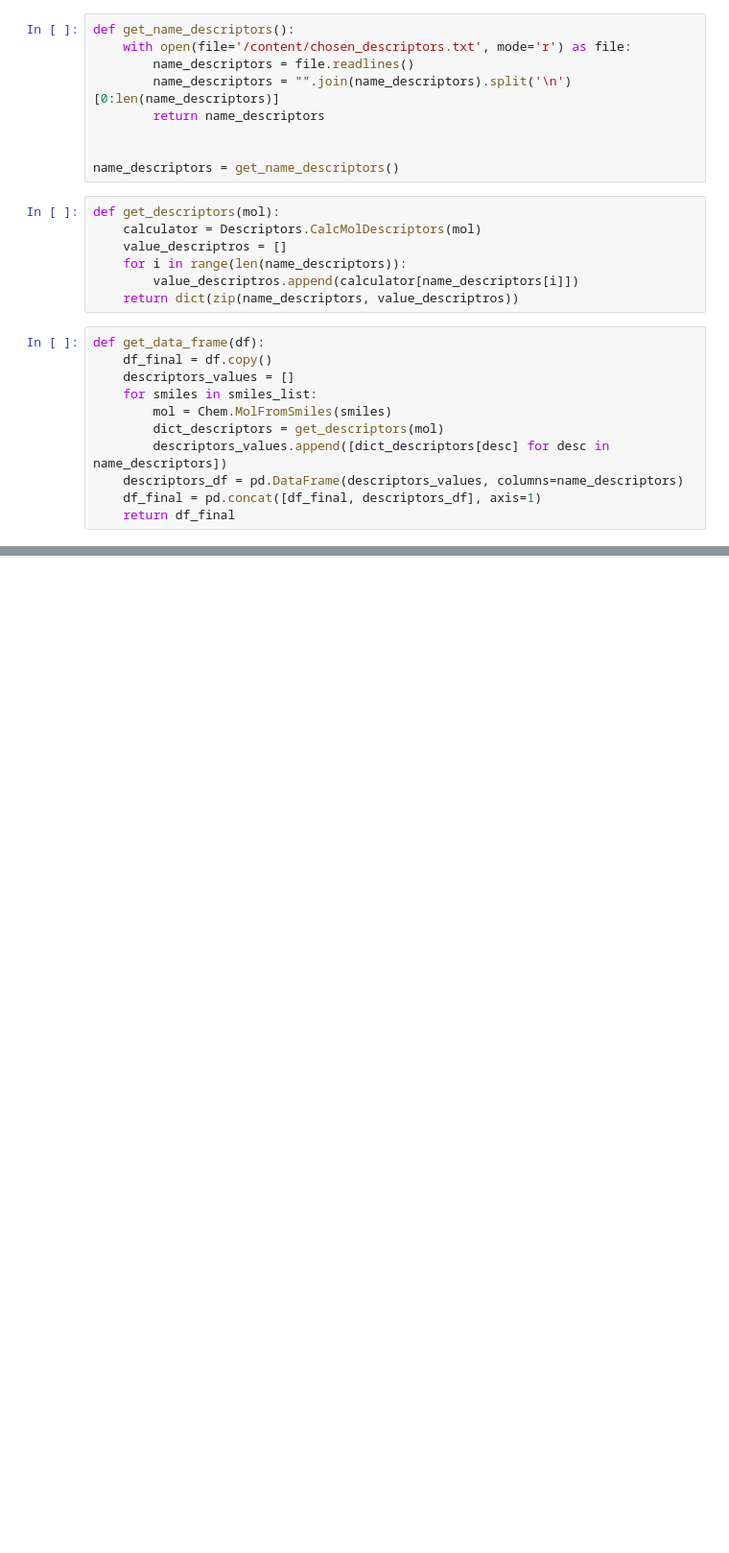
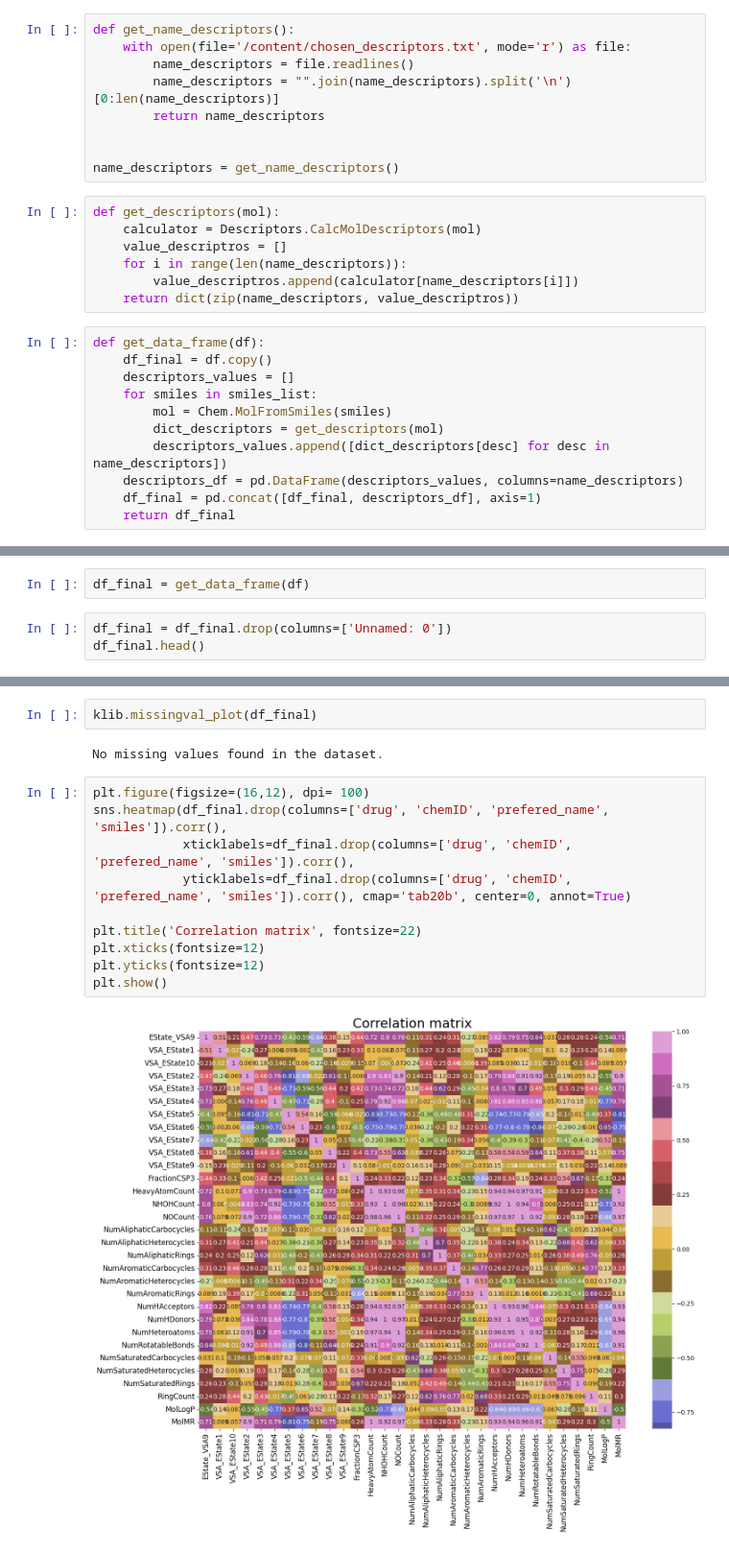
Before and after one commit to Wisley1/DataCon2023, a Jupyter notebook: Hacaton.ipynb, the cells around one changed output, grey strips where cells are left out. Shown: that part at 96% size. Saved outputs shown, nothing was run; the diff lists cells and outputs as text; blank space fills up the shorter version.

```diff
--- a/Hacaton.ipynb
+++ b/Hacaton.ipynb
@@ -46,0 +62,5 @@ get_data_frame(df).to_csv('smiles_descriptors.csv', index=False)
+# %%
+df_final = get_data_frame(df)
+# %%
+df_final = df_final.drop(columns=['Unnamed: 0'])
+df_final.head()
@@ -46,0 +75,16 @@ get_data_frame(df).to_csv('smiles_descriptors.csv', index=False)
+# %%
+klib.missingval_plot(df_final)
+# %% [output]
+No missing values found in the dataset.
+# %%
+plt.figure(figsize=(16,12), dpi= 100)
+sns.heatmap(df_final.drop(columns=['drug', 'chemID', 'prefered_name', 'smiles']).corr(),
+            xticklabels=df_final.drop(columns=['drug', 'chemID', 'prefered_name', 'smiles']).corr(),
+            yticklabels=df_final.drop(columns=['drug', 'chemID', 'prefered_name', 'smiles']).corr(), cmap='tab20b', center=0, annot=True)
+
+plt.title('Correlation matrix', fontsize=22)
+plt.xticks(fontsize=12)
+plt.yticks(fontsize=12)
+plt.show()
+# %% [output]
+[figure, added]
```
Also changed, not shown: parts of 3 cells of this notebook.
